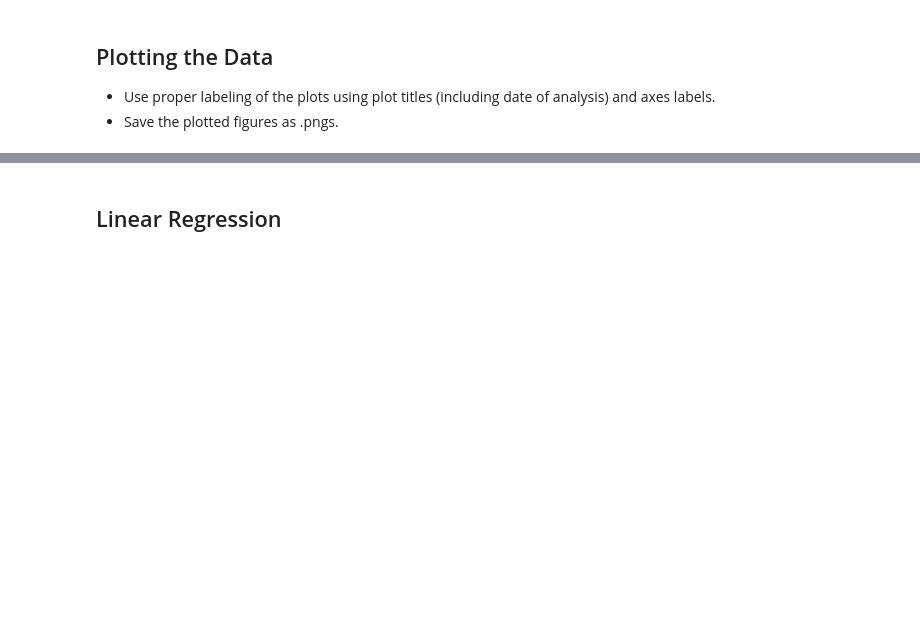
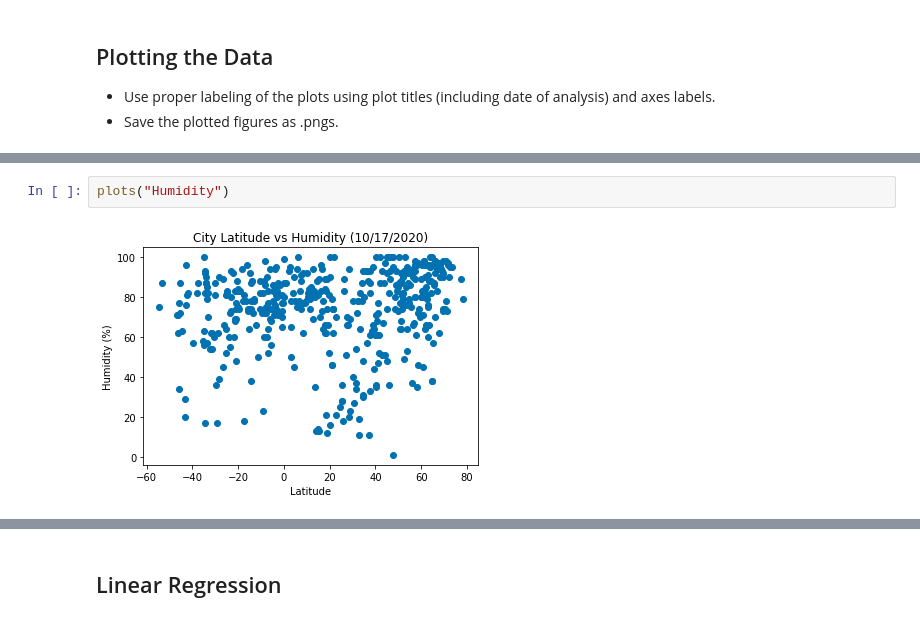
Before and after one commit to isabelle-sanford/python-api-challenge, a Jupyter notebook: starter_code/WeatherPy.ipynb, the cells around one changed output, grey strips where cells are left out. Saved outputs shown, nothing was run; the diff lists cells and outputs as text; blank space fills up the shorter version.

```diff
--- a/starter_code/WeatherPy.ipynb
+++ b/starter_code/WeatherPy.ipynb
@@ -200,0 +148,4 @@ ax_wind.scatter(df['lat'], df['wind_speed'])
+# %%
+plots("Humidity")
+# %% [output]
+[figure, added]
```
Also changed, not shown: parts of 66 cells of this notebook, 1 other file.
